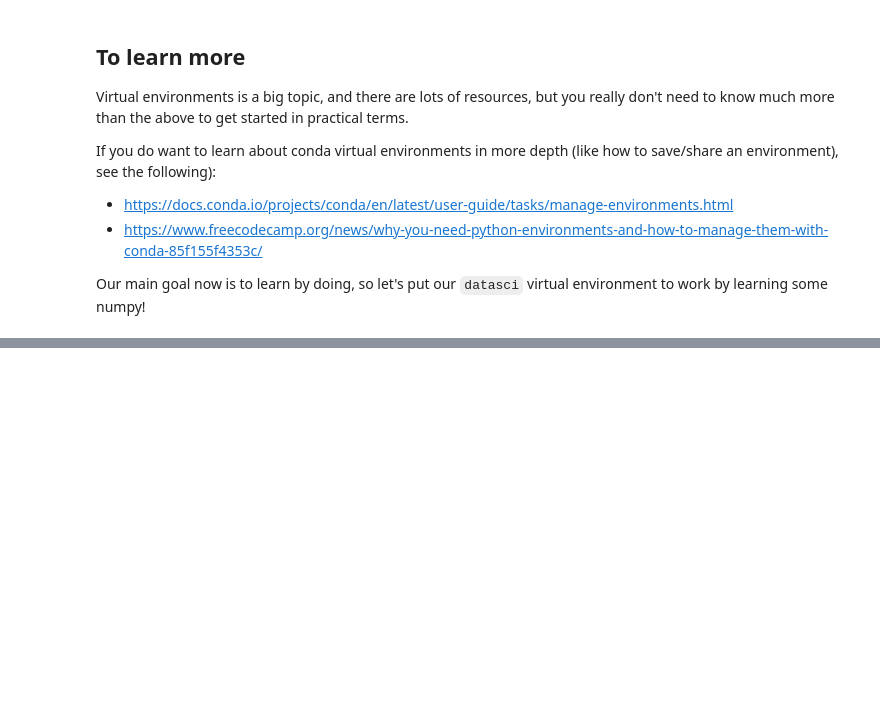
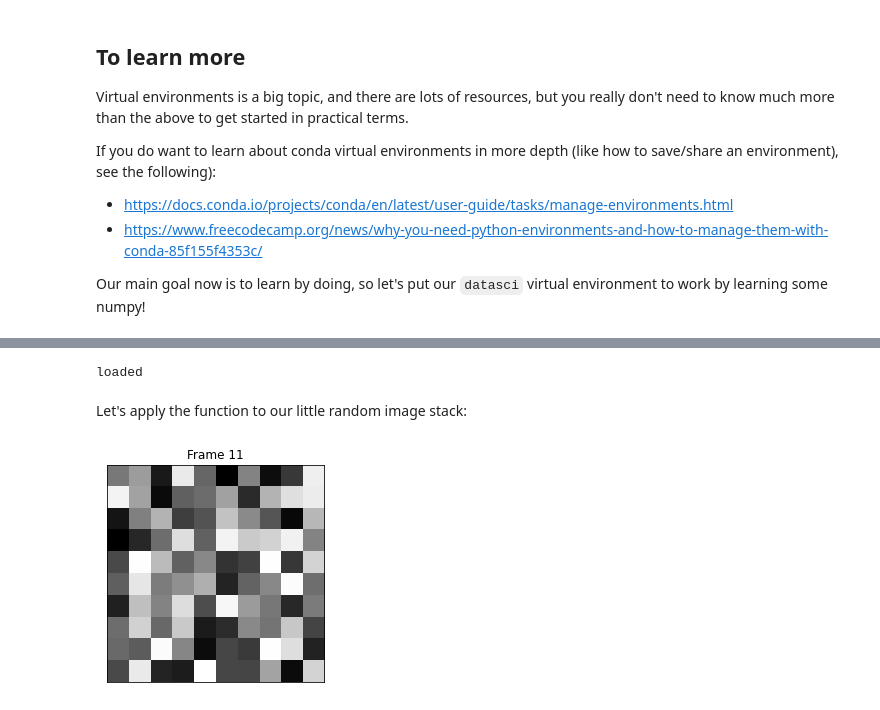
Before and after one commit to EricThomson/practical_python, a Jupyter notebook: week3.ipynb, the cells around one changed output, grey strips where cells are left out. Drawn from its saved outputs; the diff is of its cells as text; code cells hidden in the pictures; blank space fills up the shorter version.

```diff
--- a/week3.ipynb
+++ b/week3.ipynb
@@ -189,0 +697,43 @@ https://www.digitalocean.com/community/tutorials/how-to-import-modules-in-python
+# %%
+def display_movie(movie_stack, pause_time=0.25):
+    """
+    Uses the view_frame() function defined earlier in this notebook.
+    pause_time is time to pause between frames, in seconds
+
+    Hack to display movie_stack in Jupyter. Assumes movie_stack
+    contains frame as third dimension.
+
+    movie_stack is a (height x width x frames) numpy array
+
+    Adapted from https://stackoverflow.com/a/29675706/1886357
+
+    Note: not tested in qt mode
+    """
+    from IPython import display
+    import time
+
+    num_frames = movie_stack.shape[2]
+
+    # Check to see how long it will take
+    if num_frames * pause_time > 180:
+        reply = input("This will take more than 3 minutes. Exit function? (y)")
+        if reply.lower() == 'y':
+            print("Exiting")
+            return
+
+    for frame_ind in range(num_frames):
+        view_frame(movie_stack, frame_ind);
+        display.display(plt.gcf())
+        display.clear_output(wait=True)
+        time.sleep(pause_time)
+
+    return
+print('loaded')
+# %% [output]
+loaded
+# %% [markdown]
+Let's apply the function to our little random image stack:
+# %%
+display_movie(movie_stack, pause_time=0.5);
+# %% [output]
+[figure, added]
```
Also changed, not shown: parts of 298 cells of this notebook, 5 other files.
